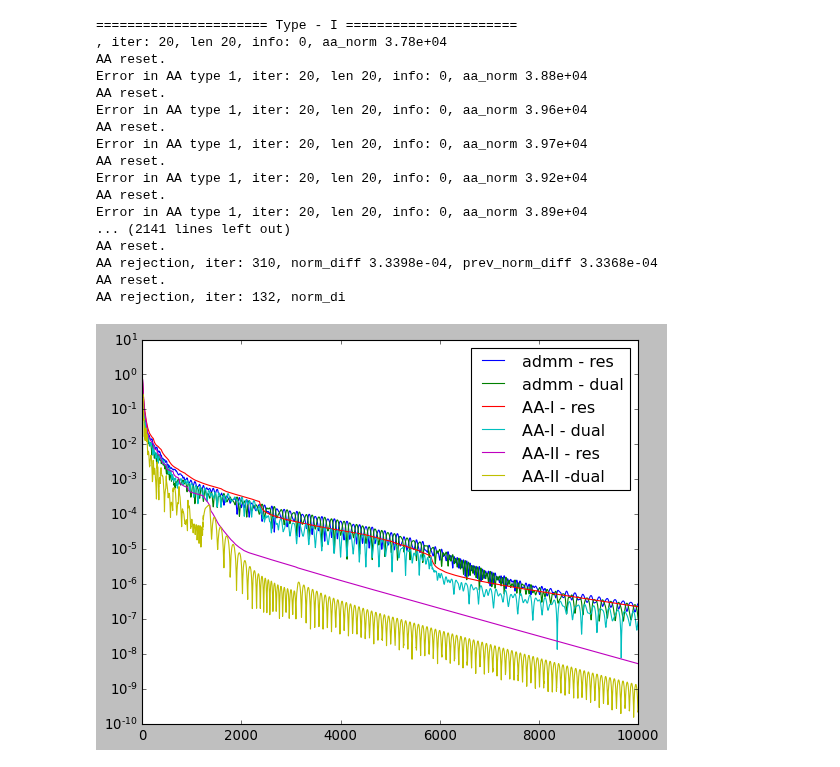
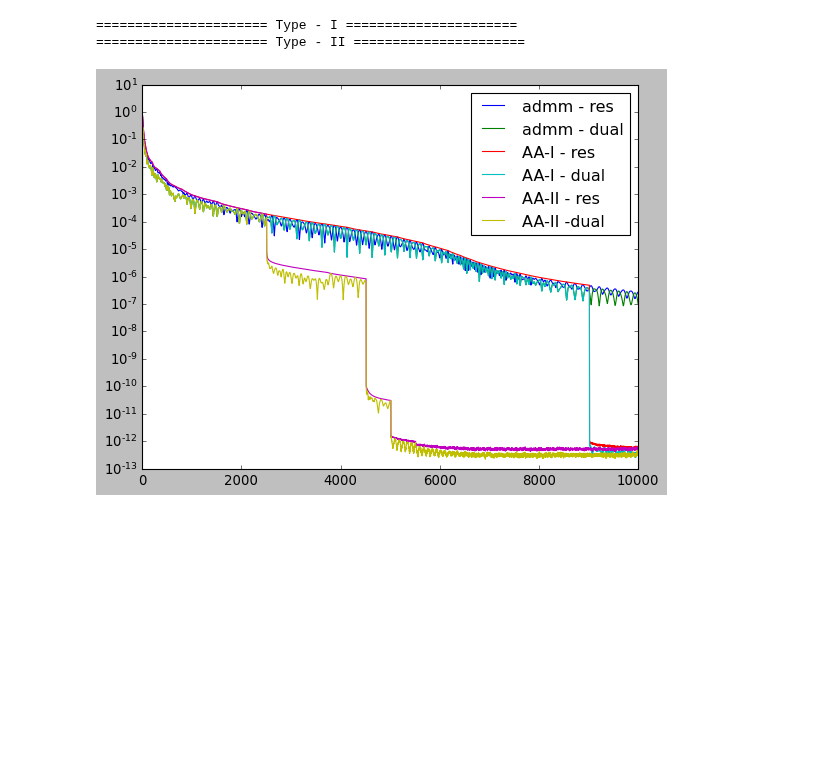
Before and after one commit to cvxgrp/aa, a Jupyter notebook: python/aa.ipynb, the cells around one changed output. Drawn from its saved outputs; the diff is of its cells as text; code cells hidden in the pictures; blank space fills up the shorter version.

```diff
--- a/python/aa.ipynb
+++ b/python/aa.ipynb
@@ -28,7 +28,7 @@ for i in range(N):
     gs_vanilla.append(np.linalg.norm( A.T.dot(A.dot(x) - b)))
 
 
-aa_mem = 10
+aa_mem = 100
 
 aa_wrk = aa.AndersonAccelerator(n, aa_mem, True, regularization=0)
 x = np.zeros((n,1))
@@ -39,7 +39,7 @@ for i in range(N):
     aa_wrk.safeguard(x, x_prev)
     gs_aa_1.append(np.linalg.norm( A.T.dot(A.dot(x) - b)))
 
-aa_wrk = aa.AndersonAccelerator(n, aa_mem, False, regularization=0)
+aa_wrk = aa.AndersonAccelerator(n, aa_mem, False, regularization=0, max_weight_norm=1e14)
 x = np.zeros((n,1))
 for i in range(N):
     if i > 0: aa_wrk.apply(x, x_prev)
@@ -94,13 +94,13 @@ for i in range(N):
     ds_vanilla.append(np.linalg.norm(z - z_old))
 
 
-aa_mem = 10
+aa_mem = 500
 
 print("====================== Type - I ======================")
 z = z0
 lam = np.zeros((n,1))
 u = np.vstack((z,lam))
-aa_wrk = aa.AndersonAccelerator(2 * n, aa_mem, True, regularization=1e-8, safeguard_factor=1.0, verbosity=1)
+aa_wrk = aa.AndersonAccelerator(2 * n, aa_mem, True, regularization=1e-8, safeguard_factor=1.0, verbosity=1, max_weight_norm=1e2)
 res_aa_1 = []
 ds_aa_1 = []
 for i in range(N):
@@ -122,52 +122,37 @@ print("====================== Type - II ======================")
 z = z0
 lam = np.zeros((n,1))
 u = np.vstack((z,lam))
-aa_wrk = aa.AndersonAccelerator(2 * n, aa_mem, False, regularization=1e-12, safeguard_factor=1.0, verbosity=1)
+aa_wrk = aa.AndersonAccelerator(2 * n, aa_mem, False, regularization=1e-12, safeguard_factor=1.0, verbosity=1, max_weight_norm=1e14)
 res_aa_2 = []
 ds_aa_2 = []
 for i in range(N):
     if i > 0: aa_wrk.apply(u, u_old)
     u_old = np.copy(u)
     x = la.cho_solve(L, rho * (z + lam) + A.T.dot(b))
     z = soft_thresh(x - lam, mu / rho)
     lam = lam - x + z
     u = np.vstack((z, lam))
     aa_wrk.safeguard(u, u_old)
     z = u[:n]
     z_old = u_old[:n]
     lam = u[n:]
 
     res_aa_2.append(np.linalg.norm(la.cho_solve(L, rho * (z + lam) + A.T.dot(b)) - z))
     ds_aa_2.append(np.linalg.norm(z - z_old))
 
 
 plt.semilogy(res_vanilla, label='admm - res')
 plt.semilogy(ds_vanilla, label='admm - dual')
 plt.semilogy(res_aa_1, label='AA-I - res')
 plt.semilogy(ds_aa_1, label='AA-I - dual')
 plt.semilogy(res_aa_2, label='AA-II - res')
 plt.semilogy(ds_aa_2, label='AA-II -dual')
 #plt.semilogy(res_aa_1_p, label='AA-I-P - res')
 #plt.semilogy(ds_aa_1_p, label='AA-I-P - dual')
 
 plt.legend()
 plt.show()
 # %% [output]
 ====================== Type - I ======================
-, iter: 20, len 20, info: 0, aa_norm 3.78e+04
-AA reset.
-Error in AA type 1, iter: 20, len 20, info: 0, aa_norm 3.88e+04
-AA reset.
-Error in AA type 1, iter: 20, len 20, info: 0, aa_norm 3.96e+04
-AA reset.
-Error in AA type 1, iter: 20, len 20, info: 0, aa_norm 3.97e+04
-AA reset.
-Error in AA type 1, iter: 20, len 20, info: 0, aa_norm 3.92e+04
-AA reset.
-Error in AA type 1, iter: 20, len 20, info: 0, aa_norm 3.89e+04
-... (2141 lines left out)
-AA reset.
-AA rejection, iter: 310, norm_diff 3.3398e-04, prev_norm_diff 3.3368e-04
-AA reset.
-AA rejection, iter: 132, norm_di
+====================== Type - II ======================
-[figure, old version]
+[figure, new version]
```
Also changed, not shown: parts of 1 cell of this notebook, 3 other files.
